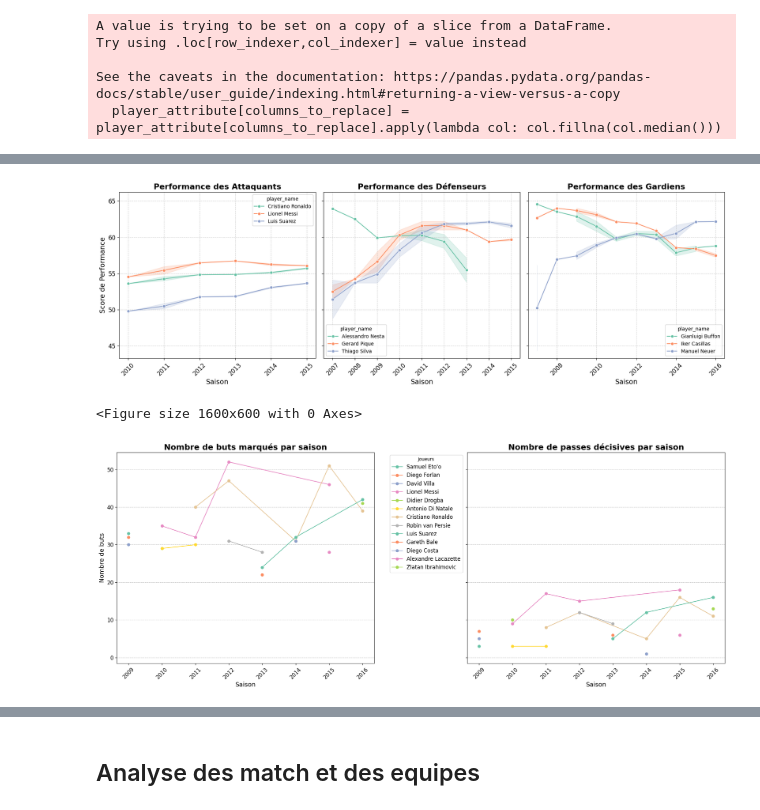
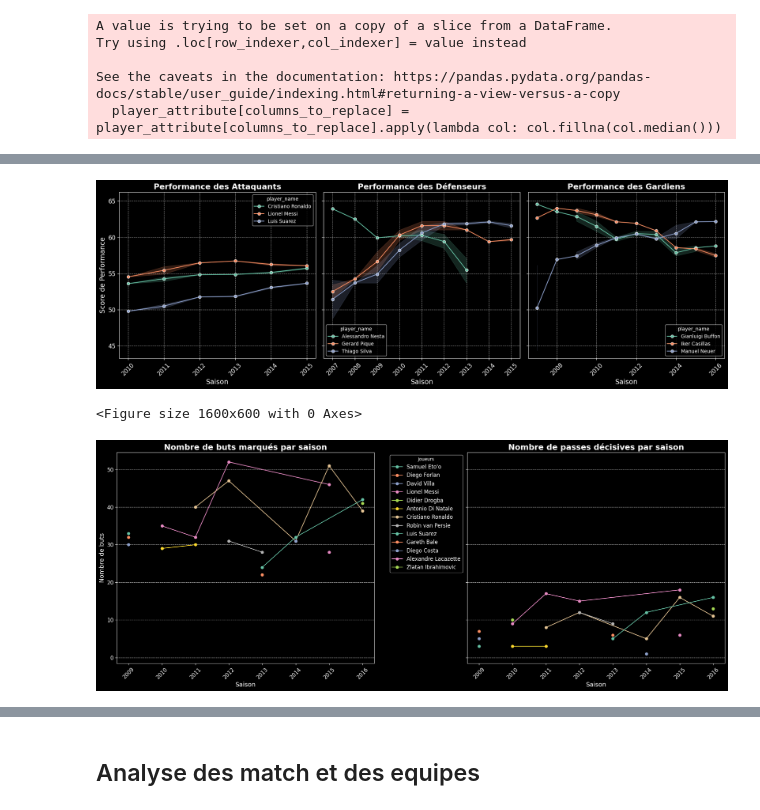
Before and after one commit to rabiizahnoune/Analyse-Mod-lisation-et-Clustering-des-Donn-es-de-Football-Europ-en-avec-le-machine-learning, a Jupyter notebook: ML/ml.ipynb, the cells around one changed output, grey strips where cells are left out. Drawn from its saved outputs; the diff is of its cells as text; code cells hidden in the pictures.

```diff
--- a/ML/ml.ipynb
+++ b/ML/ml.ipynb
@@ -97,6 +101,9 @@ top_players_by_role
 # %%
 import matplotlib.pyplot as plt
 import seaborn as sns
+
+# Configuration du thème sombre
+plt.style.use('dark_background')
 
 best_attackers = ['Lionel Messi', 'Cristiano Ronaldo', 'Luis Suarez']
 best_defenders = ['Thiago Silva', 'Gerard Pique', 'Alessandro Nesta']
@@ -111,6 +118,7 @@ goalkeepers = player_attribute[(player_attribute['role'] == 'Goalkeeper') &
 
 
 fig, axes = plt.subplots(1, 3, figsize=(18, 6), sharey=True)
+
 axes = axes.flatten()
 
 palette = sns.color_palette("Set2", n_colors=3)
@@ -119,24 +127,24 @@ sns.lineplot(data=attackers, x='season', y='performance_score', hue='player_name
 axes[0].set_title('Performance des Attaquants', fontsize=16, fontweight='bold')
 axes[0].set_xlabel('Saison', fontsize=14)
 axes[0].set_ylabel('Score de Performance', fontsize=14)
-axes[0].tick_params(axis='x', rotation=45, labelsize=12)
-axes[0].tick_params(axis='y', labelsize=12)
+axes[0].tick_params(axis='x', rotation=45, labelsize=12, colors='white')
+axes[0].tick_params(axis='y', labelsize=12, colors='white')
 axes[0].grid(True, linestyle='--', alpha=0.6)
 
 sns.lineplot(data=defenders, x='season', y='performance_score', hue='player_name', palette=palette, ax=axes[1], marker='o')
 axes[1].set_title('Performance des Défenseurs', fontsize=16, fontweight='bold')
 axes[1].set_xlabel('Saison', fontsize=14)
 axes[1].set_ylabel('Score de Performance', fontsize=14)
-axes[1].tick_params(axis='x', rotation=45, labelsize=12)
-axes[1].tick_params(axis='y', labelsize=12)
+axes[1].tick_params(axis='x', rotation=45, labelsize=12, colors='white')
+axes[1].tick_params(axis='y', labelsize=12, colors='white')
 axes[1].grid(True, linestyle='--', alpha=0.6)
 
 sns.lineplot(data=goalkeepers, x='season', y='performance_score', hue='player_name', palette=palette, ax=axes[2], marker='o')
 axes[2].set_title('Performance des Gardiens', fontsize=16, fontweight='bold')
 axes[2].set_xlabel('Saison', fontsize=14)
 axes[2].set_ylabel('Score de Performance', fontsize=14)
-axes[2].tick_params(axis='x', rotation=45, labelsize=12)
-axes[2].tick_params(axis='y', labelsize=12)
+axes[2].tick_params(axis='x', rotation=45, labelsize=12, colors='white')
+axes[2].tick_params(axis='y', labelsize=12, colors='white')
 axes[2].grid(True, linestyle='--', alpha=0.6)
 
 
@@ -144,10 +152,13 @@ plt.tight_layout()
 
 plt.show()
 # %% [output]
-[figure, old version]
+[figure, new version]
 # %%
 import matplotlib.pyplot as plt
 import seaborn as sns
+
+# Configuration du thème sombre
+plt.style.use('dark_background')
 
 # Groupement par joueur et saison pour calculer la somme des buts et des assists
 table_player_grouped = player.groupby(['player_name', 'season']).agg({
@@ -163,43 +174,44 @@ table_player_grouped_sorted = table_player_grouped.sort_values(
 # Prendre les 3 meilleurs joueurs par saison
 top_3_players_per_season = table_player_grouped_sorted.groupby('season').head(3).reset_index(drop=True)
 
 # Créer une palette de couleurs distinctes
 colors = sns.color_palette("Set2", n_colors=len(top_3_players_per_season['player_name'].unique()))
 
 # Créer les sous-graphiques
 plt.figure(figsize=(16, 6))
 fig, axes = plt.subplots(1, 2, figsize=(20, 8), sharey=True)
 
+
 # Tracer le nombre de buts par saison
 for idx, player_x in enumerate(top_3_players_per_season['player_name'].unique()):
     player_data = top_3_players_per_season[top_3_players_per_season['player_name'] == player_x]
     axes[0].plot(player_data['season'], player_data['goals'], marker='o', label=player_x, color=colors[idx])
 
-axes[0].set_title('Nombre de buts marqués par saison', fontsize=18, fontweight='bold')
-axes[0].set_xlabel('Saison', fontsize=14)
-axes[0].set_ylabel('Nombre de buts', fontsize=14)
-axes[0].tick_params(axis='x', rotation=45, labelsize=12)
-axes[0].tick_params(axis='y', labelsize=12)
+axes[0].set_title('Nombre de buts marqués par saison', fontsize=18, fontweight='bold', color='white')
+axes[0].set_xlabel('Saison', fontsize=14, color='white')
+axes[0].set_ylabel('Nombre de buts', fontsize=14, color='white')
+axes[0].tick_params(axis='x', rotation=45, labelsize=12, colors='white')
+axes[0].tick_params(axis='y', labelsize=12, colors='white')
 axes[0].grid(axis='y', linestyle='--', alpha=0.7)
 axes[0].legend(title='Joueurs', bbox_to_anchor=(1.05, 1), loc='upper left', fontsize=12)
 
 # Tracer le nombre de passes décisives par saison
 for idx, player_x in enumerate(top_3_players_per_season['player_name'].unique()):
     player_data = top_3_players_per_season[top_3_players_per_season['player_name'] == player_x]
     axes[1].plot(player_data['season'], player_data['assist'], marker='o', label=player_x, color=colors[idx])
 
-axes[1].set_title('Nombre de passes décisives par saison', fontsize=18, fontweight='bold')
-axes[1].set_xlabel('Saison', fontsize=14)
-axes[1].tick_params(axis='x', rotation=45, labelsize=12)
-axes[1].tick_params(axis='y', labelsize=12)
+axes[1].set_title('Nombre de passes décisives par saison', fontsize=18, fontweight='bold', color='white')
+axes[1].set_xlabel('Saison', fontsize=14, color='white')
+axes[1].tick_params(axis='x', rotation=45, labelsize=12, colors='white')
+axes[1].tick_params(axis='y', labelsize=12, colors='white')
 axes[1].grid(axis='y', linestyle='--', alpha=0.7)
 
 # Ajuster les espacements et afficher le graphique
 plt.tight_layout()
 plt.show()
 # %% [output]
 <Figure size 1600x600 with 0 Axes>
-[figure, old version]
+[figure, new version]
 # %%
 player_attribute
 # %% [output]
```
Also changed, not shown: parts of 55 cells of this notebook, 5 other files.
